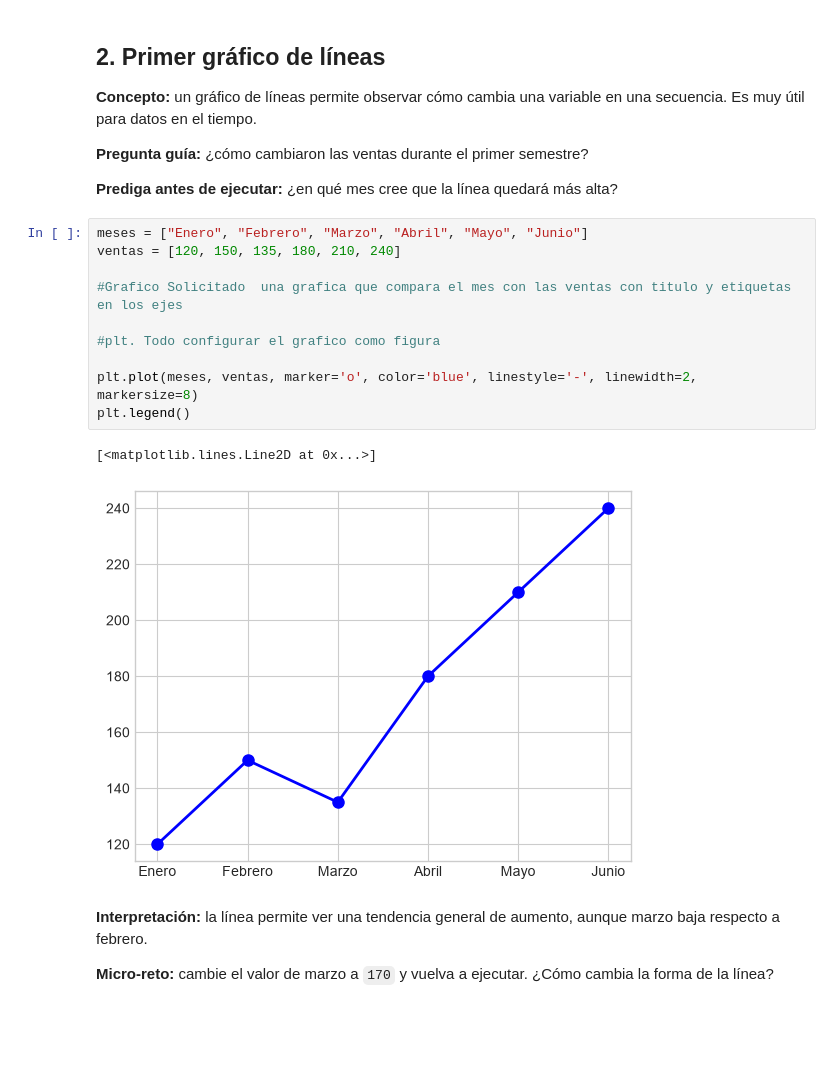
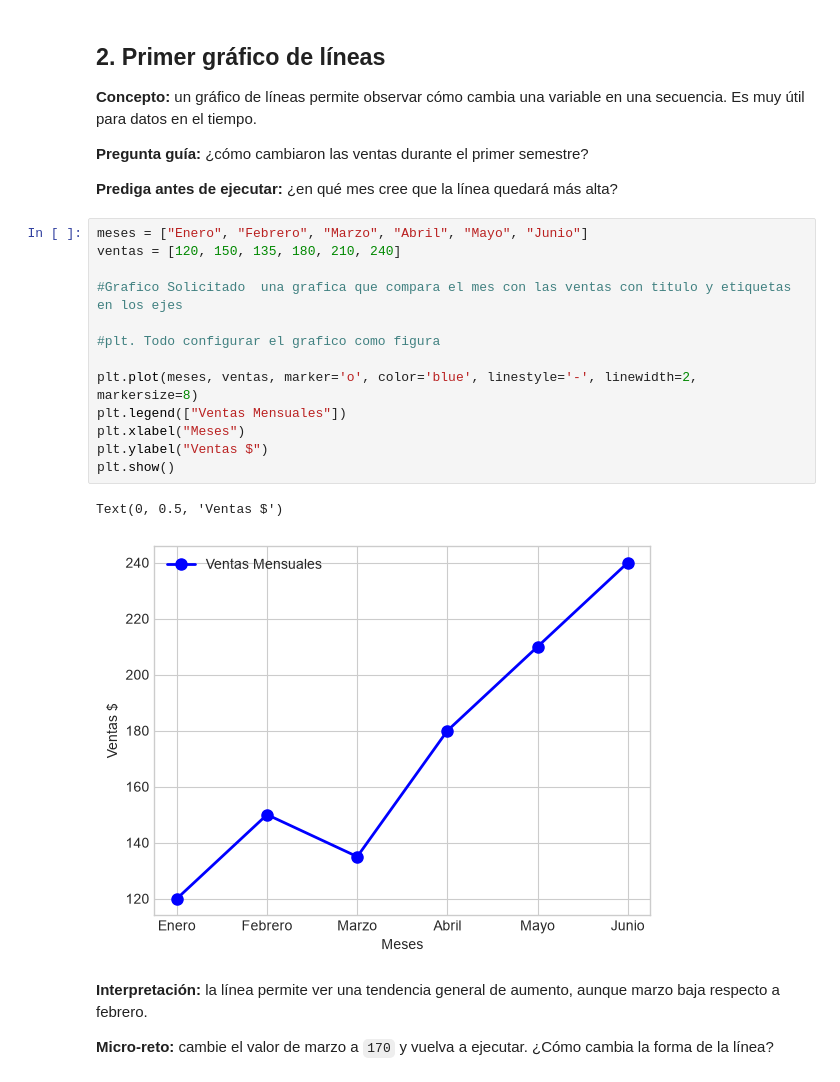
Before and after one commit to rmvargas79-beep/2026C2-G01-FUNDAMENTOS-DE-PYTHON, a Jupyter notebook: NOTEBOOKS/Clase 12/01 - Aprender Matplotlib.ipynb, the cells around one changed output. Drawn from its saved outputs; the diff is of its cells as text; blank space fills up the shorter version.

```diff
--- a/NOTEBOOKS/Clase 12/01 - Aprender Matplotlib.ipynb
+++ b/NOTEBOOKS/Clase 12/01 - Aprender Matplotlib.ipynb
@@ -60,16 +60,19 @@ plt.style.use("seaborn-v0_8-whitegrid")
 # %%
 meses = ["Enero", "Febrero", "Marzo", "Abril", "Mayo", "Junio"]
 ventas = [120, 150, 135, 180, 210, 240]
 
 #Grafico Solicitado  una grafica que compara el mes con las ventas con titulo y etiquetas en los ejes
 
 #plt. Todo configurar el grafico como figura
 
 plt.plot(meses, ventas, marker='o', color='blue', linestyle='-', linewidth=2, markersize=8)
-plt.legend()
+plt.legend(["Ventas Mensuales"])
+plt.xlabel("Meses")
+plt.ylabel("Ventas $")
+plt.show()
 # %% [output]
-[<matplotlib.lines.Line2D at 0x...>]
+Text(0, 0.5, 'Ventas $')
-[figure, old version]
+[figure, new version]
 # %% [markdown]
 **Interpretación:** la línea permite ver una tendencia general de aumento, aunque marzo baja respecto a febrero.
 
```
